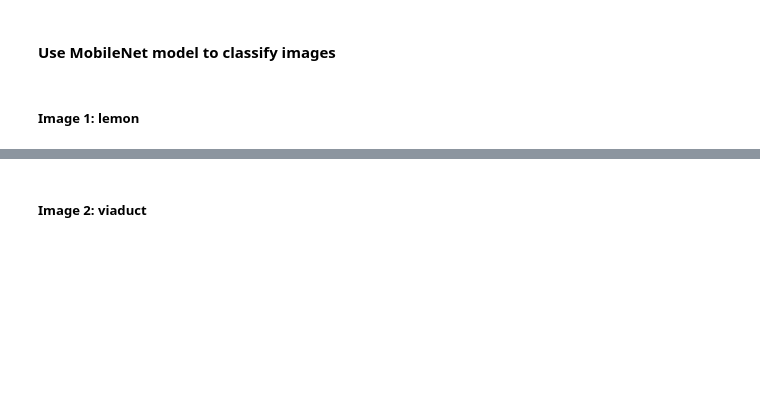
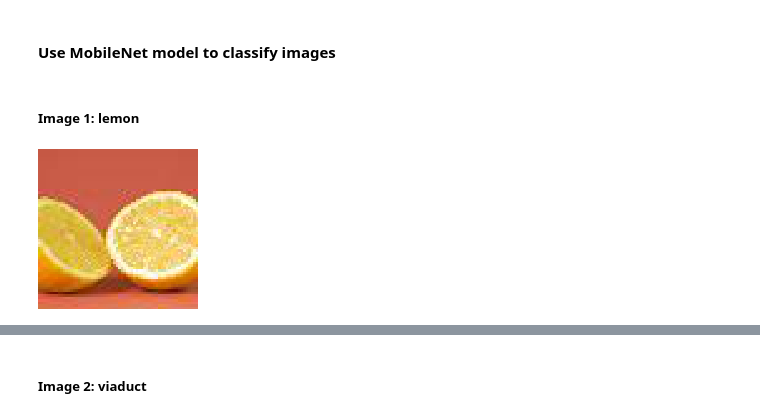
Before and after one commit to Trunkg0d/Complete-Data-Science-Tutorial, a Jupyter notebook: Tensorflow_Coursera/Coding_Tutorial_Week_4.ipynb, the cells around one changed output, grey strips where cells are left out. Saved outputs shown, nothing was run; the diff lists cells and outputs as text; code cells hidden in the pictures; blank space fills up the shorter version.

```diff
--- a/Tensorflow_Coursera/Coding_Tutorial_Week_4.ipynb
+++ b/Tensorflow_Coursera/Coding_Tutorial_Week_4.ipynb
@@ -529,3 +565,7 @@ def get_top_5_predictions(img):
     return top_preds
 # %% [markdown]
 ##### Image 1: lemon
+# %%
+lemon_img
+# %% [output]
+[figure, added]
```
Also changed, not shown: parts of 33 cells of this notebook, 44 other files.
